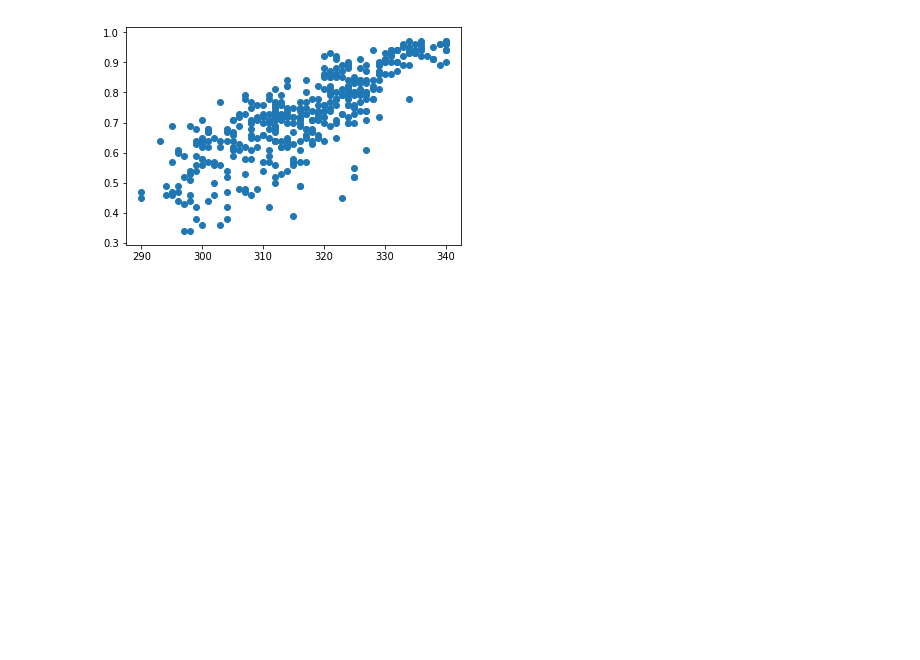
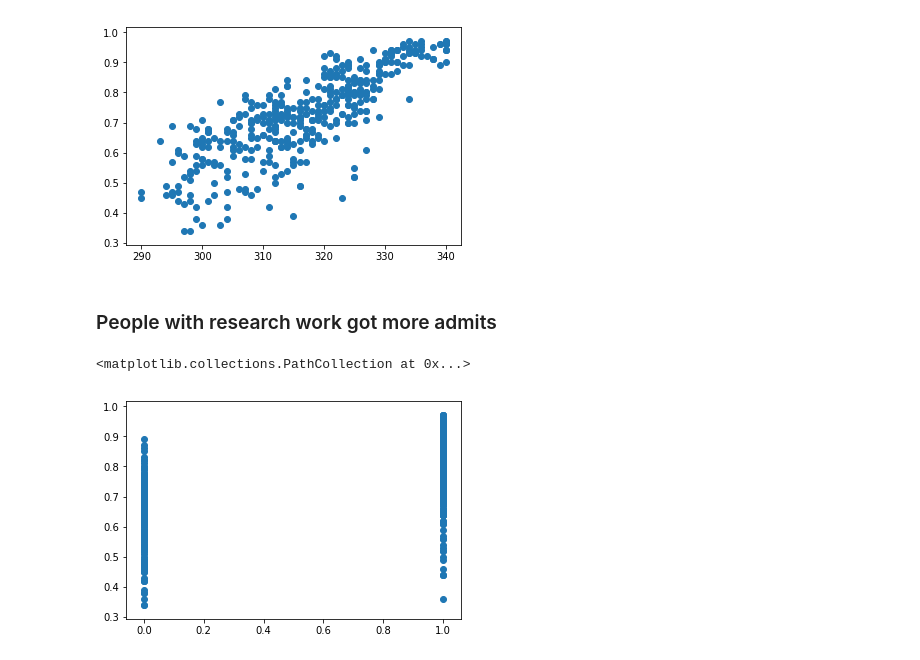
Before and after one commit to bansaliti048/Graduate-Admission-Analysis, a Jupyter notebook: gradAdmits.ipynb, the cells around one changed output. Cells and saved outputs as stored; diff of their text form; code cells hidden in the pictures; blank space fills up the shorter version.

```diff
--- a/gradAdmits.ipynb
+++ b/gradAdmits.ipynb
@@ -89,3 +91,10 @@ plt.scatter(admission['GRE Score'].values, admission['Chance of Admit '].values)
 # %% [output]
 <matplotlib.collections.PathCollection at 0x...>
 [figure]
+# %% [markdown]
+### People with research work got more admits
+# %%
+plt.scatter(admission['Research'].values, admission['Chance of Admit '].values)
+# %% [output]
+<matplotlib.collections.PathCollection at 0x...>
+[figure, added]
```
Also changed, not shown: parts of 3 cells of this notebook.
